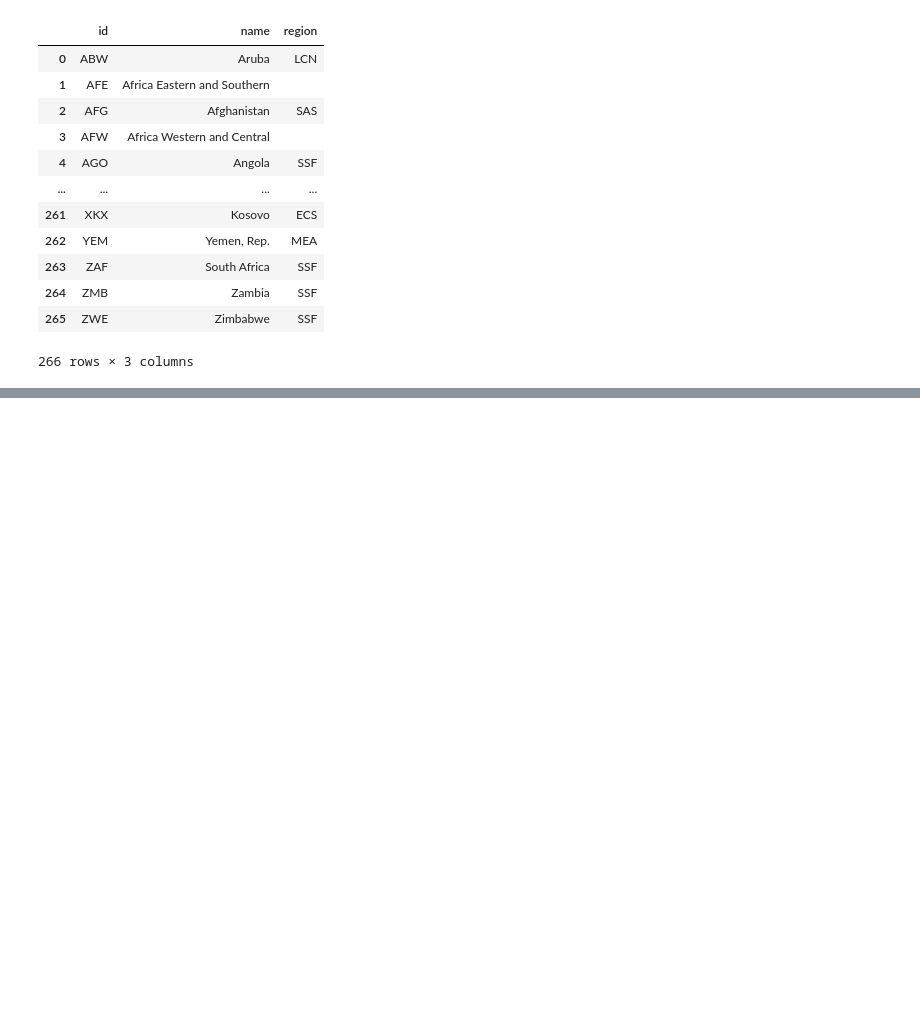
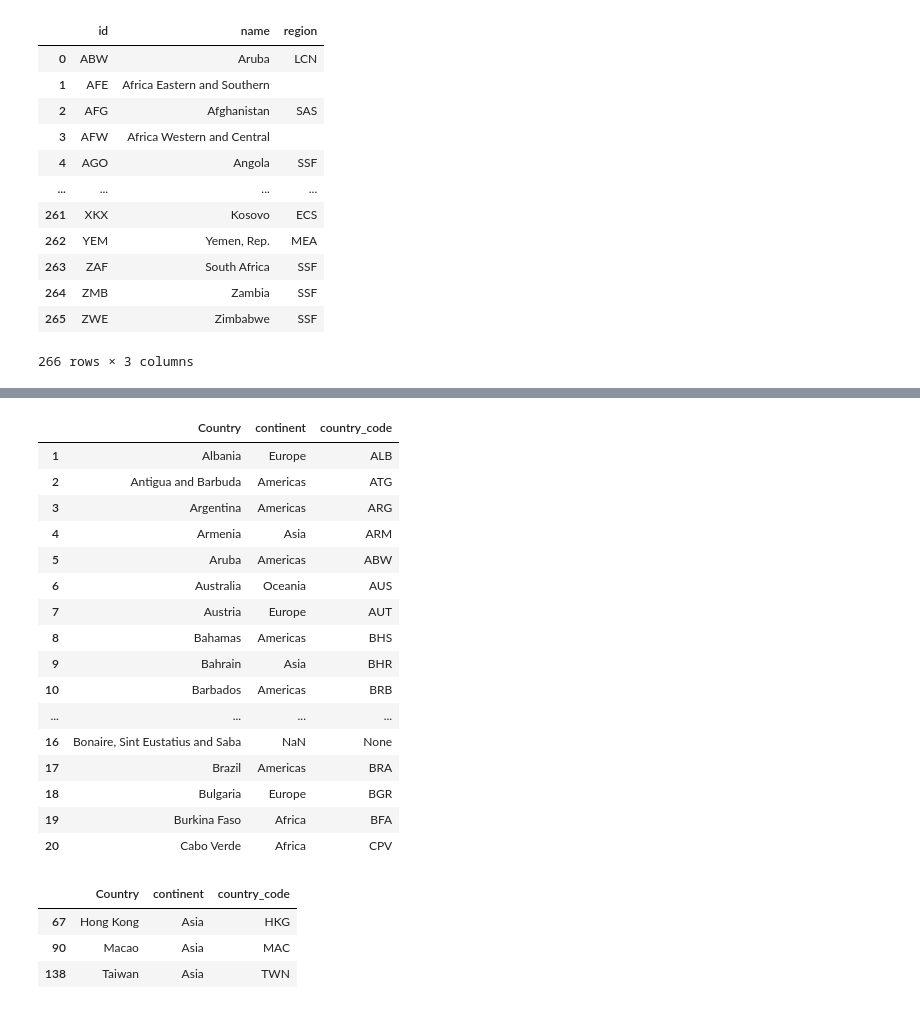
Before and after one commit to brigittesullivan/w30-final-lhl-project, a Jupyter notebook: 1_cleaning_country_gdp.ipynb, the cells around one changed output, grey strips where cells are left out. Cells and saved outputs as stored; diff of their text form; code cells hidden in the pictures; blank space fills up the shorter version.

```diff
--- a/1_cleaning_country_gdp.ipynb
+++ b/1_cleaning_country_gdp.ipynb
@@ -45,8 +43,0 @@ countries
-# %%
-continent_list = []
-for country_code in iso_codes_list:
-    if country_code is None:
-        continent_list.append(np.nan)
-    else:
-        continent_value = countrycode(country_code, origin = "iso3c", destination = "continent")
-        continent_list.append(continent_value)
@@ -178,0 +193,9 @@ economy_data
+# %%
+# get continent for each country for visuals.
+continent_list = []
+for country_code in country_codes:
+    if country_code is None:
+        continent_list.append(np.nan)
+    else:
+        continent_value = countrycode(country_code, origin = "iso3c", destination = "continent")
+        continent_list.append(continent_value)
@@ -178,0 +233,22 @@ economy_data
+# %%
+# add country code to contries df for easier mapping
+countries['country_code'] = country_codes
+countries[:20]
+# %% [output]
+|  | Country | continent | country_code |
+| 1 | Albania | Europe | ALB |
+| 2 | Antigua and Barbuda | Americas | ATG |
+| 3 | Argentina | Americas | ARG |
+| 4 | Armenia | Asia | ARM |
+| 5 | Aruba | Americas | ABW |
+| 6 | Australia | Oceania | AUS |
+| 7 | Austria | Europe | AUT |
+| 8 | Bahamas | Americas | BHS |
+| 9 | Bahrain | Asia | BHR |
+| 10 | Barbados | Americas | BRB |
+| ... | ... | ... | ... |
+| 16 | Bonaire, Sint Eustatius and Saba | NaN | None |
+| 17 | Brazil | Americas | BRA |
+| 18 | Bulgaria | Europe | BGR |
+| 19 | Burkina Faso | Africa | BFA |
+| 20 | Cabo Verde | Africa | CPV |
@@ -178,0 +261,12 @@ economy_data
+# %%
+# check taiwan
+countries[countries['Country'].str.contains('Taiwan|Hong|Macao')]
+# hong kong
+
+
+# north korea
+# %% [output]
+|  | Country | continent | country_code |
+| 67 | Hong Kong | Asia | HKG |
+| 90 | Macao | Asia | MAC |
+| 138 | Taiwan | Asia | TWN |
```
Also changed, not shown: parts of 29 cells of this notebook, 6 other files.
